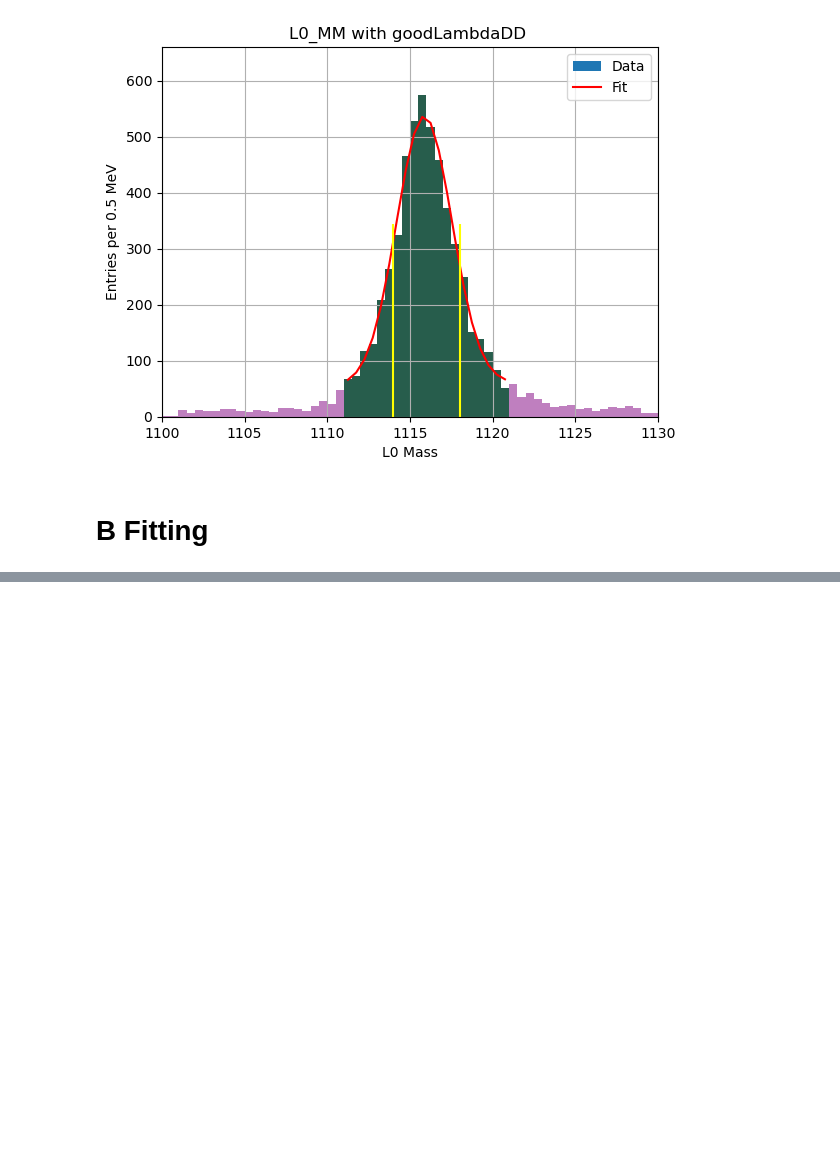
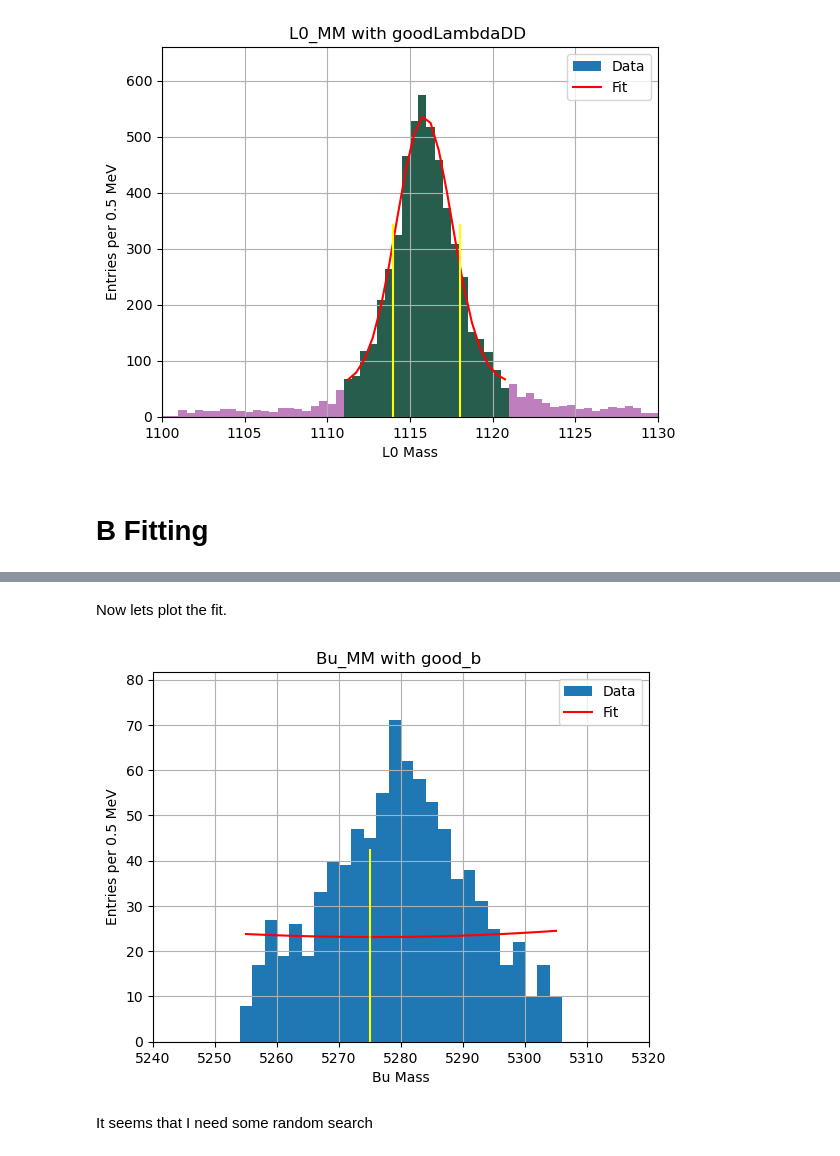
Before and after one commit to LHCb-Cincinnati/bphysics, a Jupyter notebook: KpKp_fitting.ipynb, the cells around one changed output, grey strips where cells are left out. Drawn from its saved outputs; the diff is of its cells as text; code cells hidden in the pictures; blank space fills up the shorter version.

```diff
--- a/KpKp_fitting.ipynb
+++ b/KpKp_fitting.ipynb
@@ -712,0 +766,35 @@ plt.show()
+# %%
+root_name = "_B"
+
+# Define a dictionary to store your variables
+variables = {
+    "nC": None,
+    "bins": None,
+    "patches": None,
+    "init_pars": None,
+    "minuit_limits": None,
+    "fit_model": None,
+    "fit_result": None,
+    "fig": None,
+    "ax": None,
+}
+
+# Use the class:
+variables["nC" + root_name], variables["bins" + root_name], variables["patches" + root_name] = plt.hist(good_b_mass, bins=40, range=(5240,5320))
+plt.close()
+
+# DoubleGaussian_plus_Exp [n_s, f, n_b, mu1, mu2, sigma1, sigma2, A, b]
+variables["init_pars" + root_name] = [9000, 0.3050696413197713, 0.06, 5249.469752417054, 5297.090841788354, 43.980247470343194, 40.79790976237721, 0.03215102477516779, 0.662131351551057
+                                    ] ## good_LambdaLL
+
+variables["minuit_limits" + root_name] = {
+    "f": (0.0001, 0.9999),
+}
+
+variables["fit_model" + root_name] = DoubleGaussian_plus_Exp(variables["bins" + root_name], variables["nC" + root_name], variables["minuit_limits" + root_name])
+
+variables["fit_result" + root_name] = variables["fit_model" + root_name].fit(variables["init_pars" + root_name])
+
+# Print the fitted parameters
+print("Fitted parameters:", variables["fit_result" + root_name].values)
+variables["fit_result" + root_name]
@@ -712,0 +819,11 @@ plt.show()
+# %% [markdown]
+Now lets plot the fit.
+# %%
+root_name = "_B"
+
+variables["fig" + root_name], variables["ax" + root_name] = variables["fit_model" + root_name].plot(variables["fit_result" + root_name], variables["bins" + root_name], variables["nC" + root_name], title='Bu_MM with good_b ', xlabel='Bu Mass', ylabel='Entries per 0.5 MeV', vlines=[5275. , 5385.], show_plot=False)
+plt.show()
+# %% [output]
+[figure, added]
+# %% [markdown]
+It seems that I need some random search
```
Also changed, not shown: parts of 50 cells of this notebook, 1 other file.
